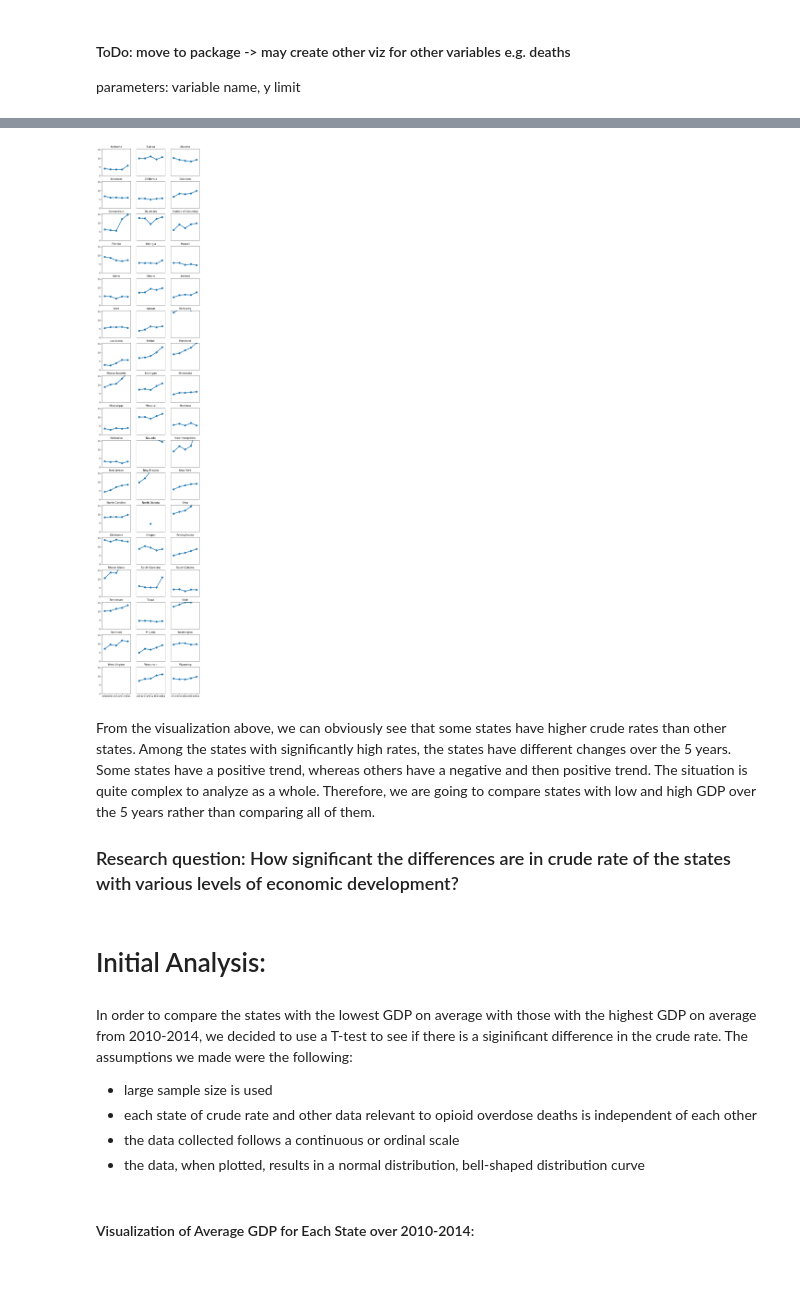
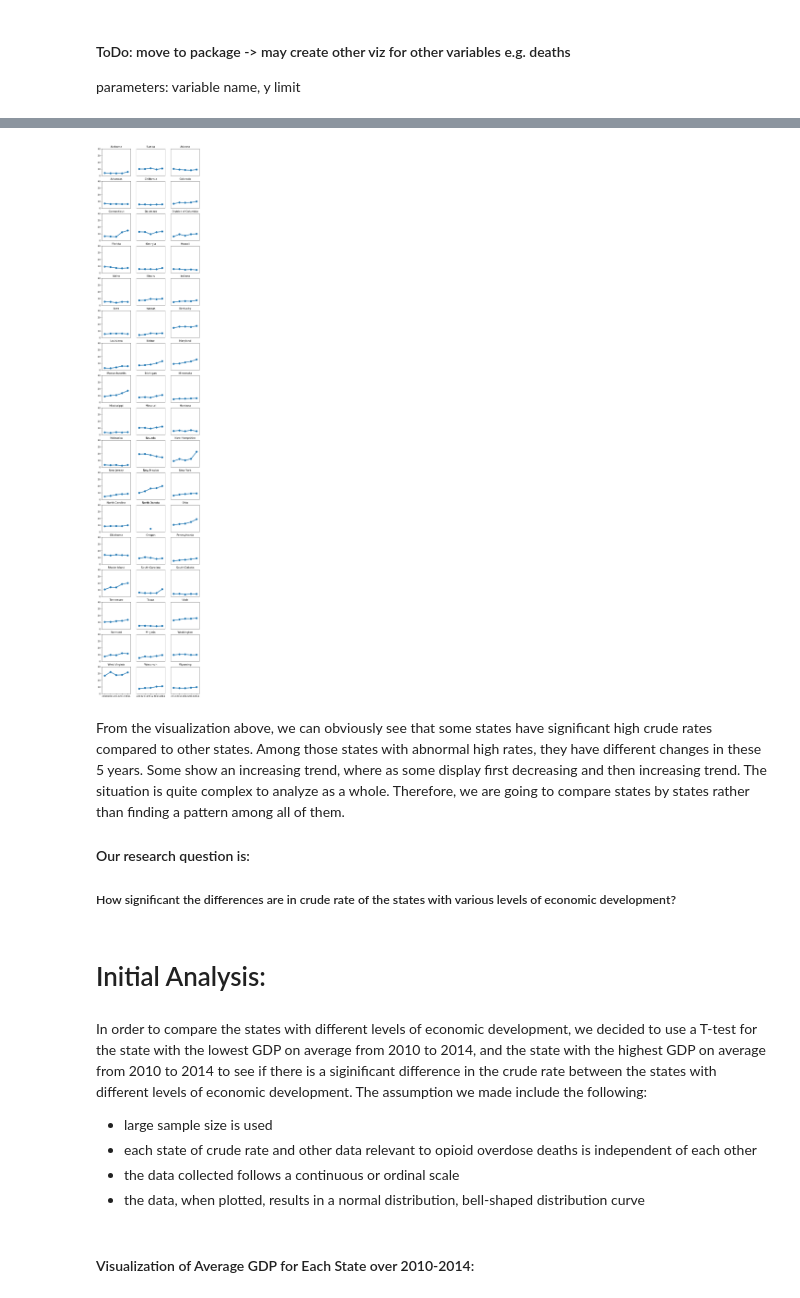
Before and after one commit to UCB-stat-159-s23/project-Group15, a Jupyter notebook: main.ipynb, the cells around one changed output, grey strips where cells are left out. Saved outputs shown, nothing was run; the diff lists cells and outputs as text; code cells hidden in the pictures.

Commit message:
moved code from main to utils

```diff
--- a/main.ipynb
+++ b/main.ipynb
@@ -31,0 +63,14 @@ gdp_opioid
+# %%
+# rearrange gdp dataframe so can merge with opioid df
+# repeat region rows for each year (5 times)
+region_info = gdp.iloc[:,0:3]
+region_info = region_info.loc[np.repeat(region_info.index, 5)].reset_index(drop=True)
+# change gdp columns to rows
+years_gdp = gdp.iloc[:,3:8]
+years_gdp_arr = ([])
+for i in range(51):
+    years_gdp_arr = np.append(years_gdp_arr,years_gdp.iloc[i,:].to_numpy())
+years_gdp=pd.DataFrame(years_gdp_arr, columns =['GDP_0101'])
+years=pd.DataFrame([2010,2011,2012,2013,2014]*51,columns =['Year'])
+# concatenate into new dataframe
+gdp_annual=pd.concat([years,region_info,years_gdp], axis=1, join='inner')
@@ -31,0 +80,4 @@ gdp_opioid
+# %%
+# merge datasets by year and state
+gdp_opioid = pd.merge(gdp_annual, opioid_annual, on=['Year','State'])
+gdp_opioid
@@ -43,15 +107,42 @@ utils.state_viz(gdp_opioid, 'Deaths')
 # %%
-utils.state_viz(gdp_opioid, 'Crude Rate')
+# plot change in crude rate of states with available data 2010-2014
+fig, axs = plt.subplots(figsize=(8,45), nrows=17, ncols=3)
+
+# create state name array and reshape it
+state_name = gdp_opioid['State'].unique()
+state_name = np.reshape(state_name, (-1, 3))
+
+for col in range(3):
+    for row in range(17):
+        sns.pointplot(data = gdp_opioid[gdp_opioid['State']==state_name[row,col]],
+                      x='Year', y='Crude Rate', ax = axs[row,col])
+        axs[row,col].set_title(state_name[row,col])
+
+        # add y ticks for only the first column of plots
+        if col != 0:
+            axs[row,col].set_yticks([])
+
+        # add x ticks for only the last row of plots
+        if row != 16:
+            axs[row,col].set_xticks([])
+
+        axs[row,col].set_xlabel('')
+        axs[row,col].set_ylabel('')
+        axs[row,col].set_ylim(0,40)
+
+plt.savefig('figures/Crude Rate')
+plt.show()
 # %% [output]
-[figure, old version]
+[figure, new version]
 # %% [markdown]
-From the visualization above, we can obviously see that some states have higher crude rates than other states. Among the states with significantly high rates, the states have different changes over the 5 years. Some states have a positive trend, whereas others have a negative and then positive trend. The situation is quite complex to analyze as a whole. Therefore, we are going to compare states with low and high GDP over the 5 years rather than comparing all of them.
+From the visualization above, we can obviously see that some states have significant high crude rates compared to other states. Among those states with abnormal high rates, they have different changes in these 5 years. Some show an increasing trend, where as some display first decreasing and then increasing trend. The situation is quite complex to analyze as a whole. Therefore, we are going to compare states by states rather than finding a pattern among all of them.
 
-### Research question: How significant the differences are in crude rate of the states with various levels of economic development?
+#### Our research question is:
+##### How significant the differences are in crude rate of the states with various levels of economic development?
 # %% [markdown]
 # Initial Analysis:
 # %% [markdown]
-In order to compare the states with the lowest GDP on average with those with the highest GDP on average from 2010-2014, we decided to use a T-test to see if there is a siginificant difference in the crude rate. The assumptions we made were the following:
+In order to compare the states with different levels of economic development, we decided to use a T-test for the state with the lowest GDP on average from 2010 to 2014, and the state with the highest GDP on average from 2010 to 2014 to see if there is a siginificant difference in the crude rate between the states with different levels of economic development. The assumption we made include the following:
 - large sample size is used
 - each state of crude rate and other data relevant to opioid overdose deaths is independent of each other
 - the data collected follows a continuous or ordinal scale
```
Also changed, not shown: parts of 22 cells of this notebook.
